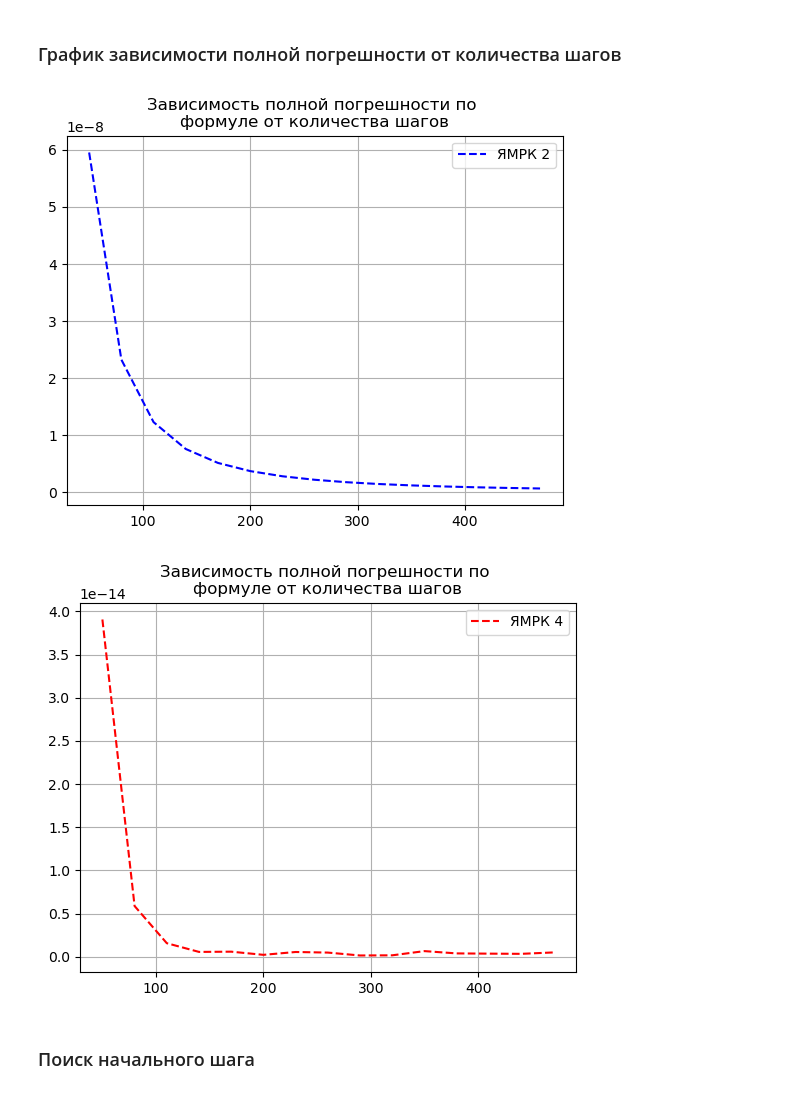
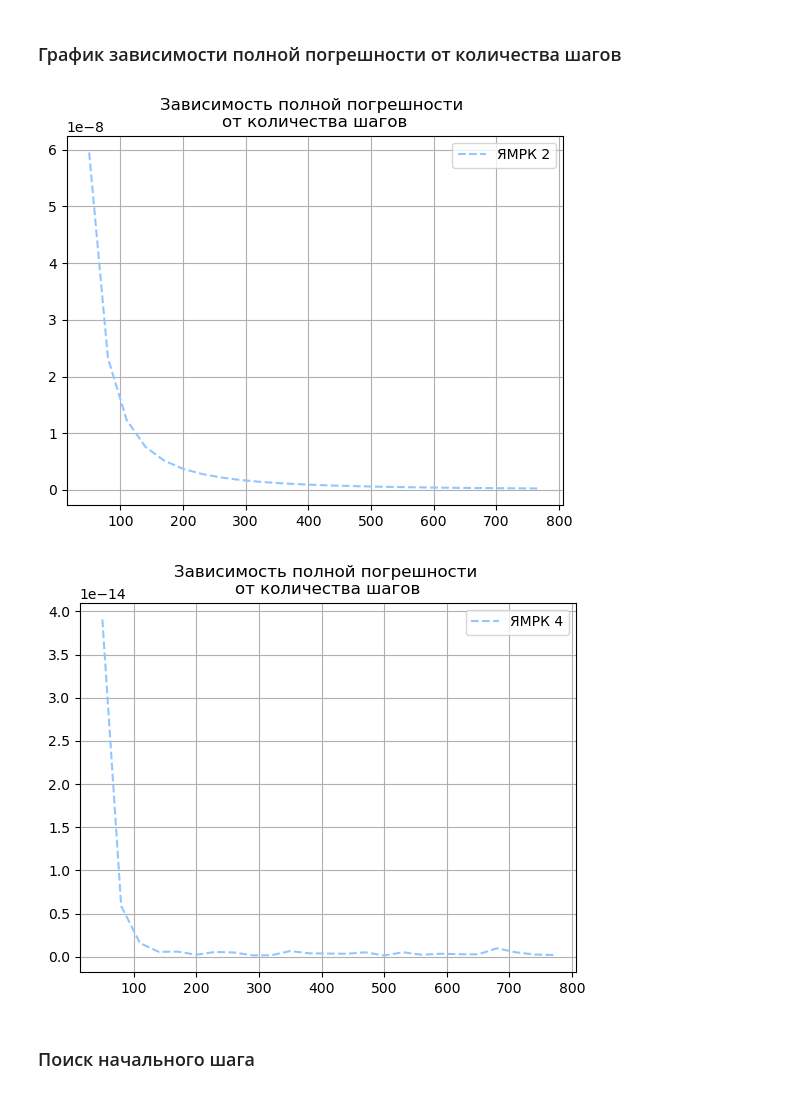
Before and after one commit to verse-chorus/NumericalMethodsSPbU, a Jupyter notebook: ODE.ipynb, the cells around one changed output. Cells and saved outputs as stored; diff of their text form; code cells hidden in the pictures.

```diff
--- a/ODE.ipynb
+++ b/ODE.ipynb
@@ -85,0 +106,10 @@ print(f'Точное решение задачи Коши: {f_true}')
+# %%
+i = 0
+while x0 + i < x1:
+    nodes2 = np.linspace(x0 + i, x1, 10)
+    sol = odeint(SODE, y0, nodes2, args=(A, B))
+    i += 0.3
+
+    plt.plot(nodes2, sol)
+    plt.grid()
+plt.show()
@@ -108,7 +142,12 @@ def rungekutta2(f, y0, N, x0=0, x1=pi):
 # %%
 def opponent(f, y0, N, x0=0, x1=pi):
     """ЯМРК 4 порядка (правило одной шестой, или классический метод
-    Рунге-Кутты)"""
+    Рунге-Кутты)
+
+    f: правая часть СОДУ
+    y0: вектор начальных данных
+    N: кол-во точек разбиения интервала (x0, x1)
+    """
 
     t = np.linspace(x0, x1, N)
     h = (x1-x0) / N
@@ -196,7 +305,7 @@ N2 = 2*N1
 h = (x1-x0) / N1
 s = 2
 
-tol = 10**(-5)
+tol = 1e-5
 
 res1_1 = rungekutta2(func, y0, N1)
 res1_1 = res1_1[N1]
@@ -231,5 +399,6 @@ print(f'Количество шагов: {N_opt1}')
 # %%
 s = 4
+tol = 1e-5
 
 res2_1 = opponent(func, y0, N1)
 res2_1 = res2_1[N1]
@@ -317,51 +472,43 @@ plt.show()
 # %% [markdown]
 ### График зависимости полной погрешности от количества шагов
 # %%
-H = np.arange(50, 500, 30) # массив шагов
+H = np.arange(50, 800, 30) # массив шагов
 RR1 = []
 RR2 = []
 
 for i in range(len(H)):
     N1 = H[i]
     N2 = 2*N1
     h = (x1-x0) / H[i]
 
     res1_1 = rungekutta2(func, y0, N1)
     res1_1 = res1_1[-1]
     res1_2 = rungekutta2(func, y0, N2)
     res1_2 = res1_2[-1]
 
     R_temp = np.array(res1_1) - np.array(res1_2)
     RR1.append(np.linalg.norm(R_temp))
 
     res2_1 = opponent(func, y0, N1)
     res2_1 = res2_1[-1]
     res2_2 = opponent(func, y0, N2)
     res2_2 = res2_2[-1]
 
     R_temp = np.array(res2_1) - np.array(res2_2)
     RR2.append(np.linalg.norm(R_temp))
 
-plt.plot(H, RR1,
-        color='b',
-        linestyle='--',
-        label='ЯМРК 2')
-
+plt.plot(H, RR1, '--', label='ЯМРК 2')
 plt.legend()
-plt.title('Зависимость полной погрешности по \nформуле от количества шагов')
+plt.title('Зависимость полной погрешности \nот количества шагов')
 plt.grid()
 plt.show()
 
-plt.plot(H, RR2,
-        color='r',
-        linestyle='--',
-        label='ЯМРК 4') # метод-оппонент
-
+plt.plot(H, RR2, '--', label='ЯМРК 4') # метод-оппонент
 plt.legend()
-plt.title('Зависимость полной погрешности по \nформуле от количества шагов')
+plt.title('Зависимость полной погрешности \nот количества шагов')
 plt.grid()
 plt.show()
 # %% [output]
-[figure, old version]
+[figure, new version]
-[figure, old version]
+[figure, new version]
 # %%
```
Also changed, not shown: parts of 57 cells of this notebook.
